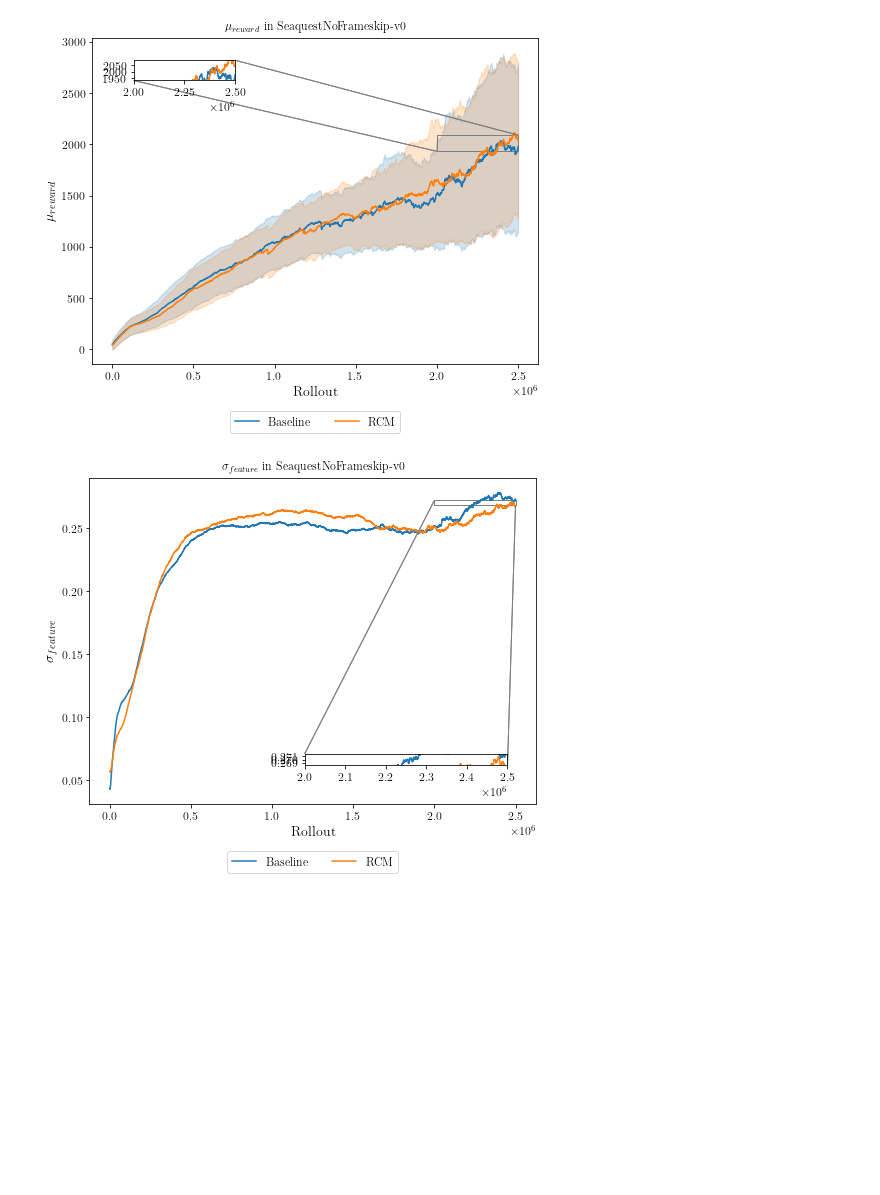
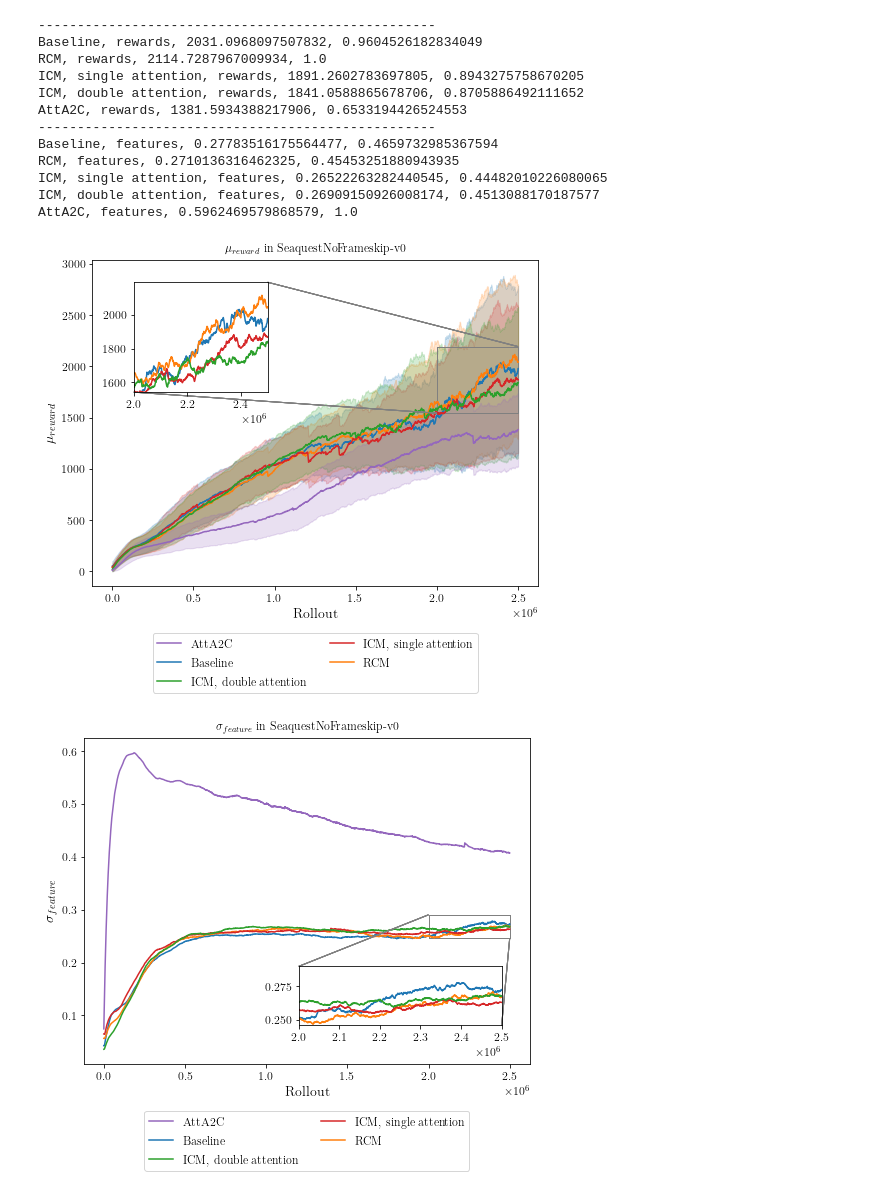
Before and after one commit to rpatrik96/AttA2C, a Jupyter notebook: jupyter/analysis.ipynb, the cells around one changed output. Saved outputs shown, nothing was run; the diff lists cells and outputs as text; code cells hidden in the pictures; blank space fills up the shorter version.

Commit message:
seaquest refresh + performance score

```diff
--- a/jupyter/analysis.ipynb
+++ b/jupyter/analysis.ipynb
@@ -35,5 +37,7 @@ def figure_factory(log_dir, env, variant, rew_scale=5, feat_scale=1, decimate=10
     el = EnvLogger(f"{env}NoFrameskip-v{variant}", log_dir, decimate)
 
     # plot
-    el.plot_decorator(keyword="rewards", save=save, y_inset_std_scale=rew_scale, loc=loc_rwd, zoom=zoom_rwd)
+    rwd_metrics = el.plot_decorator(keyword="rewards", save=save, y_inset_std_scale=rew_scale, loc=loc_rwd, zoom=zoom_rwd)
     el.plot_decorator(keyword="features", save=save, y_inset_std_scale=feat_scale, loc=loc_feat, zoom=zoom_feat)
+
+    return rwd_metrics
@@ -164,6 +146,18 @@ figure_factory(log_dir, "Breakout", 0, 2.4, .55, 100, save=False, loc_rwd=2, loc
 # %%
 #not saved
-figure_factory(log_dir, "Seaquest", 0, 2.4, .7, 100, save=False, loc_rwd=2, loc_feat=4, zoom_rwd=1.25, zoom_feat=2.5)
+seaquest_metrics0 = figure_factory(log_dir, "Seaquest", 0, 1.4, .4, 100, save=False, loc_rwd=2, loc_feat=4, zoom_rwd=1.65, zoom_feat=2.5)
 # %% [output]
+---------------------------------------------------
+Baseline, rewards, 2031.0968097507832, 0.9604526182834049
+RCM, rewards, 2114.7287967009934, 1.0
+ICM, single attention, rewards, 1891.2602783697805, 0.8943275758670205
+ICM, double attention, rewards, 1841.0588865678706, 0.8705886492111652
+AttA2C, rewards, 1381.5934388217906, 0.6533194426524553
+---------------------------------------------------
+Baseline, features, 0.27783516175564477, 0.4659732985367594
+RCM, features, 0.2710136316462325, 0.45453251880943935
+ICM, single attention, features, 0.26522263282440545, 0.44482010226080065
+ICM, double attention, features, 0.26909150926008174, 0.4513088170187577
+AttA2C, features, 0.5962469579868579, 1.0
-[figure, old version]
+[figure, new version]
-[figure, old version]
+[figure, new version]
```
Also changed, not shown: parts of 12 cells of this notebook, 6 other files.
